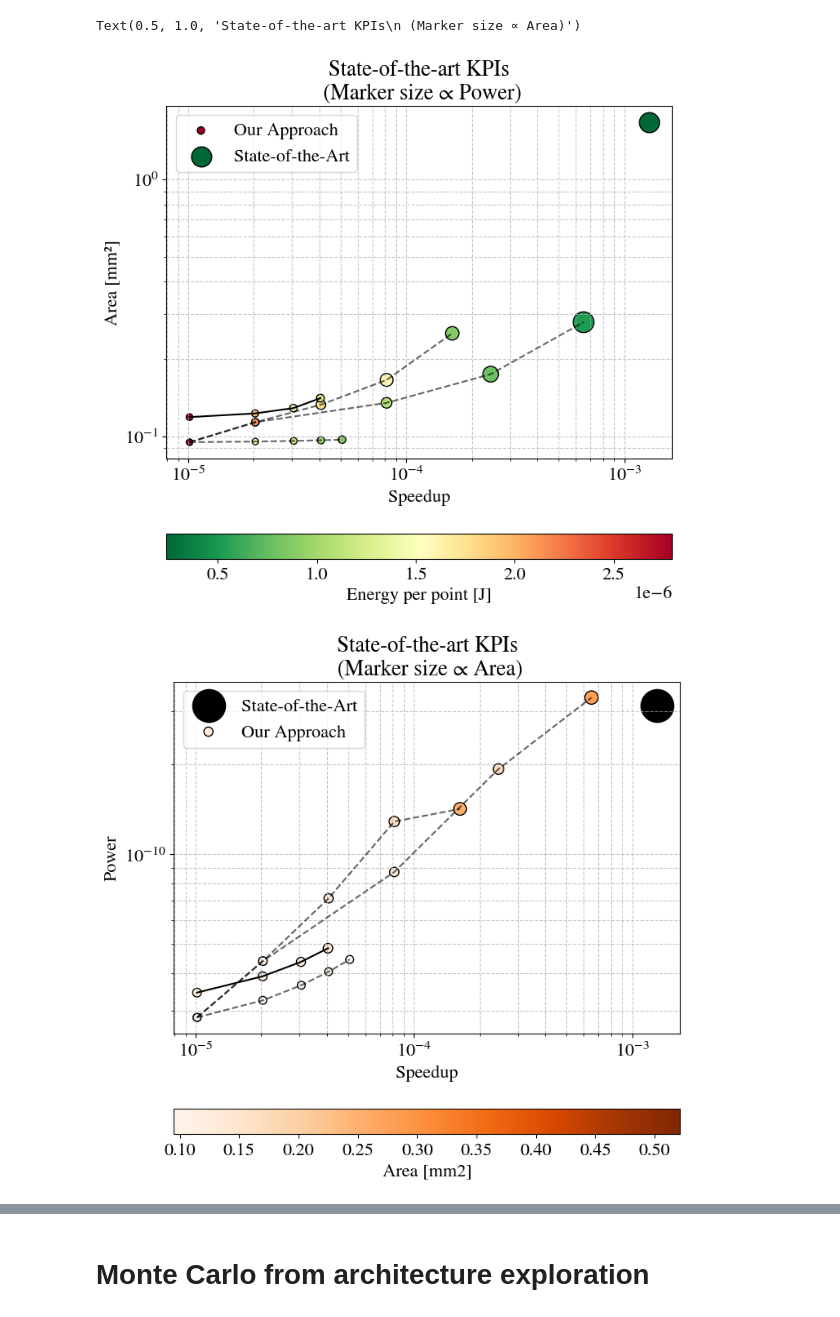
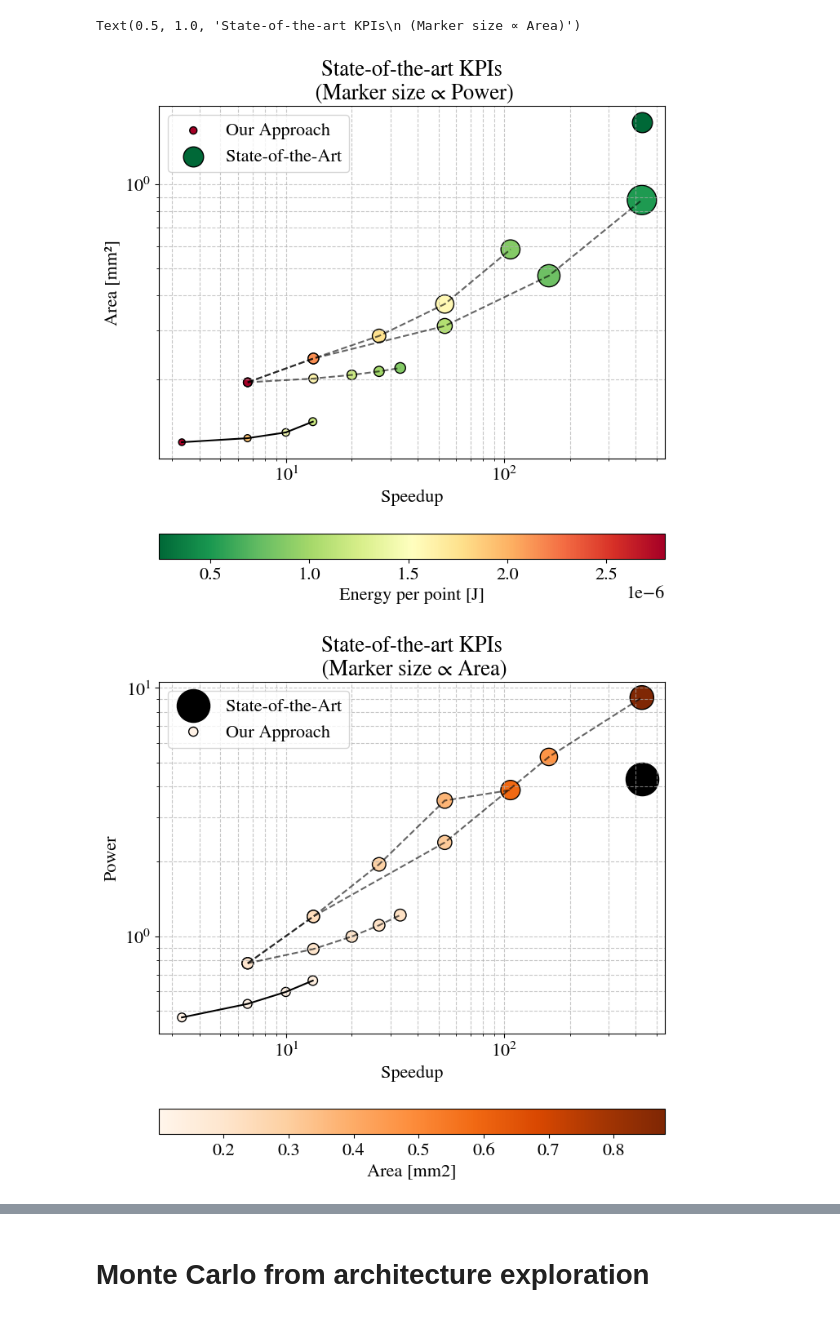
Before and after one commit to PolMaistriaux/IoT_Node_Modeling, a Jupyter notebook: Test_new_applications/Notebook_ASI_Framework.ipynb, the cells around one changed output, grey strips where cells are left out. Saved outputs shown, nothing was run; the diff lists cells and outputs as text; code cells hidden in the pictures.

```diff
--- a/Test_new_applications/Notebook_ASI_Framework.ipynb
+++ b/Test_new_applications/Notebook_ASI_Framework.ipynb
@@ -154,7 +155,7 @@ soa_energy_ratio  = soa_Energy  / baseline_energy
 soa_latency_ratio = soa_Latency / baseline_latency
 soa_speedup_ratio = 1/(soa_latency_ratio)
 # %%
-analysis_Mem_type  = np.array([0]) # 0: 1xSP SRAM,   1: 2xSP SRAM, 2: 2xHalf-size SP SRAM,  3: 1xDP SRAM
+analysis_Mem_type  = np.array([1]) # 0: 1xSP SRAM,   1: 2xSP SRAM, 2: 2xHalf-size SP SRAM,  3: 1xDP SRAM
 analysis_nMem_type = len(analysis_Mem_type)
 # %%
 
@@ -168,17 +169,19 @@ theor_asi_res  = np.zeros((len(alpha_studied),3,arch_Dim,analysis_nMem_type))
 theor_ncf_res  = np.zeros((len(alpha_studied),3,arch_Dim,analysis_nMem_type,2))
 for k in range(3):
     for i in range(arch_Dim):
-        for j in analysis_Mem_type:
-            theor_asi_res[:,k,i,j]  = asi_function (alpha=alpha_studied, area_ratio=theor_area_ratio[k,i,j], power_ratio=theor_power_ratio[k,i,j],print=False)
-            theor_ncf_res[:,k,i,j,0]= (theor_area_ratio[k,i,j]* (alpha_studied)) +  (theor_energy_ratio[k,i,j]* (1-alpha_studied))
-            theor_ncf_res[:,k,i,j,1]= (theor_area_ratio[k,i,j]* (alpha_studied)) +  (theor_power_ratio [k,i,j]* (1-alpha_studied))
+        for d, j in enumerate(analysis_Mem_type):
+            #k j i theor_area_ratio[k,i,j]i]:.4f},  power_ratio={theor_power_ratio[k,i,j]:.2f}, energy_ratio={theor_energy_ratio[k,i,j]:.2f}, speedup={theor_speedup_ratio[k,i,j]:.2f}")
+            print(f"THEOR {k},{j},{i}: area_ratio={theor_area_ratio[k,i,j]:.2f}, area={theor_Area[k,i,j]:.4f},  power_ratio={theor_power_ratio[k,i,j]:.2f}, energy_ratio={theor_energy_ratio[k,i,j]:.2f}, speedup={theor_speedup_ratio[k,i,j]:.2f}")
+            theor_asi_res[:,k,i,d]  = asi_function (alpha=alpha_studied, area_ratio=theor_area_ratio[k,i,j], power_ratio=theor_power_ratio[k,i,j],print=False)
+            theor_ncf_res[:,k,i,d,0]= (theor_area_ratio[k,i,j]* (alpha_studied)) +  (theor_energy_ratio[k,i,j]* (1-alpha_studied))
+            theor_ncf_res[:,k,i,d,1]= (theor_area_ratio[k,i,j]* (alpha_studied)) +  (theor_power_ratio [k,i,j]* (1-alpha_studied))
 
 # ----------------------------------------------------------------------
 
 our_asi_res  = np.zeros((len(alpha_studied),len(our_area_ratio)))
 our_ncf_res  = np.zeros((len(alpha_studied),len(our_area_ratio),2))
 for i in range(our_area_ratio.shape[0]):
-    print(f"THEOR {i}: area_ratio={our_area_ratio[i]:.2f}, area={our_Area[i]:.4f},  power_ratio={our_power_ratio[i]:.2f}, energy_ratio={our_energy_ratio[i]:.2f}, speedup={our_speedup_ratio[i]:.2f}")
+    print(f"OUR {i}      : area_ratio={our_area_ratio[i]:.2f}, area={our_Area[i]:.4f},  power_ratio={our_power_ratio[i]:.2f}, energy_ratio={our_energy_ratio[i]:.2f}, speedup={our_speedup_ratio[i]:.2f}")
     our_asi_res[:,i]  = asi_function (alpha=alpha_studied, area_ratio=our_area_ratio[i], power_ratio=our_power_ratio[i],print=False)
     our_ncf_res[:,i,0]= (our_area_ratio[i]* (alpha_studied)) +  (our_energy_ratio[i]* (1-alpha_studied))
     our_ncf_res[:,i,1]= (our_area_ratio[i]* (alpha_studied)) +  (our_power_ratio[i] * (1-alpha_studied))
@@ -188,7 +191,7 @@ for i in range(our_area_ratio.shape[0]):
 soa_asi_res  = np.zeros((len(alpha_studied),len(soa_area_ratio)))
 soa_ncf_res  = np.zeros((len(alpha_studied),len(soa_area_ratio),2))
 for i in range(soa_area_ratio.shape[0]):
-    print(f"SOA {i}: area_ratio={soa_area_ratio[i]:.2f},area={soa_Area[i]:.4f}, power_ratio={soa_power_ratio[i]:.2f}, energy_ratio={soa_energy_ratio[i]:.2f}, speedup={soa_speedup_ratio[i]:.2f}")
+    print(f"SOA {i}      : area_ratio={soa_area_ratio[i]:.2f}, area={soa_Area[i]:.4f},  power_ratio={soa_power_ratio[i]:.2f}, energy_ratio={soa_energy_ratio[i]:.2f}, speedup={soa_speedup_ratio[i]:.2f}")
     soa_asi_res[:,i]  = asi_function (alpha=alpha_studied, area_ratio=soa_area_ratio[i], power_ratio=soa_power_ratio[i],print=False)
     soa_ncf_res[:,i,0]= (soa_area_ratio[i]* (alpha_studied)) +  (soa_energy_ratio[i]* (1-alpha_studied))
     soa_ncf_res[:,i,1]= (soa_area_ratio[i]* (alpha_studied)) +  (soa_power_ratio[i] * (1-alpha_studied))
@@ -201,14 +219,14 @@ SOA 0: area_ratio=1.17,area=1.6700, power_ratio=4.29, energy_ratio=0.01, speedup
 # %%
 fig, ax = plt.subplots(1,1, figsize=(8, 8))
 
-for i in analysis_Mem_type:
+for d, i in enumerate(analysis_Mem_type):
     for j in range(3):
-        sc = ax.scatter(    1/theor_Latency[j,:,i],     theor_Area[j,:,i], c=     theor_Energy[j,:,i],  cmap='RdYlGn_r', s=    theor_Power[j,:,i]*4e12, vmin =np.min(soa_Energy),vmax = np.max(theor_Energy), alpha=1, marker = '.', edgecolors="black")
-        ax.plot(1/theor_Latency[j,:,i], theor_Area[j,:,i], color = 'black', alpha=0.6, linestyle ='--')
+        sc = ax.scatter(    theor_Speedup[j,:,i],     theor_Area[j,:,i], c=     theor_Energy[j,:,i],  cmap='RdYlGn_r', s=    theor_Power[j,:,i]*4e12, vmin =np.min(soa_Energy),vmax = np.max(theor_Energy), alpha=1, marker = '.', edgecolors="black")
+        ax.plot(theor_Speedup[j,:,i], theor_Area[j,:,i], color = 'black', alpha=0.6, linestyle ='--')
 
-sc = ax.scatter(1/our_Latency  , our_Area  , c= our_Energy  ,  cmap='RdYlGn_r', s=our_Power*4e12, vmin =np.min(soa_Energy),vmax = np.max(pipe_theor_Energy), alpha=1, marker = '.', edgecolors="black", label="Our Approach")
-sc = ax.scatter(1/soa_Latency  , soa_Area  , c= soa_Energy  ,  cmap='RdYlGn_r', s=soa_Power*4e12, vmin =np.min(soa_Energy),vmax = np.max(pipe_theor_Energy), alpha=1, marker = '.', edgecolors="black", label="State-of-the-Art")
-ax.plot(1/our_Latency    , our_Area  , color = "black")
+sc = ax.scatter(our_Speedup  , our_Area  , c= our_Energy  ,  cmap='RdYlGn_r', s=our_Power*4e12, vmin =np.min(soa_Energy),vmax = np.max(pipe_theor_Energy), alpha=1, marker = '.', edgecolors="black", label="Our Approach")
+sc = ax.scatter(soa_Speedup  , soa_Area  , c= soa_Energy  ,  cmap='RdYlGn_r', s=soa_Power*4e12, vmin =np.min(soa_Energy),vmax = np.max(pipe_theor_Energy), alpha=1, marker = '.', edgecolors="black", label="State-of-the-Art")
+ax.plot(our_Speedup    , our_Area  , color = "black")
 
 fig.colorbar(sc, ax=ax, label='Energy per point [J]', location='bottom')
 ax.legend()
@@ -226,48 +244,48 @@ fig, ax = plt.subplots(1,1, figsize=(8, 8))
 
 for i in analysis_Mem_type:
     for j in range(3):
-        sc = ax.scatter(    1/theor_Latency[j,:,i],     theor_Power[j,:,i], c=     theor_Area[j,:,i],  cmap='Oranges', s=    theor_Area[j,:,i]*2e3, vmin =np.min(theor_Area),vmax = np.max(theor_Area), alpha=1, marker = '.', edgecolors="black")
-        ax.plot(1/theor_Latency[j,:,i], theor_Power[j,:,i], color = 'black', alpha=0.6, linestyle ='--')
+        sc = ax.scatter(    theor_Speedup[j,:,i],     theor_power_ratio[j,:,i], c=     theor_Area[j,:,i],  cmap='Oranges', s=    theor_Area[j,:,i]*2e3, vmin =np.min(theor_Area),vmax = np.max(theor_Area), alpha=1, marker = '.', edgecolors="black")
+        ax.plot(theor_Speedup[j,:,i], theor_power_ratio[j,:,i], color = 'black', alpha=0.6, linestyle ='--')
 
-ax.plot(1/our_Latency    , our_Power  , color = "black")
-sc = ax.scatter(1/soa_Latency  , soa_Power  , c= "black",                                                                                      s=soa_Area*2e3, alpha=1, marker = '.', edgecolors="black", label="State-of-the-Art")
-sc = ax.scatter(1/our_Latency  , our_Power  , c= our_Area  ,  cmap='Oranges',vmin =np.min(pipe_theor_Area),vmax = np.max(pipePara_theor_Area), s=our_Area*2e3, alpha=1, marker = '.', edgecolors="black", label="Our Approach")
+ax.plot(our_Speedup    , our_power_ratio  , color = "black")
+sc = ax.scatter(soa_Speedup  , soa_power_ratio  , c= "black",                                                                                      s=soa_Area*2e3, alpha=1, marker = '.', edgecolors="black", label="State-of-the-Art")
+sc = ax.scatter(our_Speedup  , our_power_ratio  , c= our_Area  ,  cmap='Oranges',vmin =np.min(pipe_theor_Area),vmax = np.max(pipePara_theor_Area), s=our_Area*2e3, alpha=1, marker = '.', edgecolors="black", label="Our Approach")
 
 fig.colorbar(sc, ax=ax, label='Area [mm2]', location='bottom')
 ax.legend()
 
 ax.set_yscale('log')
 ax.set_xscale('log')
 ax.grid(True, which='both', linestyle='--', alpha=0.7)
 ax.set_ylabel('Power')
 ax.set_xlabel('Speedup')
 ax.set_title('State-of-the-art KPIs\n (Marker size ∝ Area)')
 
 
 ######################################################################################################################
 fig, ax = plt.subplots(1,1, figsize=(8, 8))
 
 
 for i in analysis_Mem_type:
     for j in range(3):
-        sc = ax.scatter(    1/theor_Latency[j,:,i],     theor_Energy[j,:,i], c=     theor_Area[j,:,i],  cmap='Oranges', s=    theor_Area[j,:,i]*2e3, vmin =np.min(theor_Area),vmax = np.max(theor_Area), alpha=1, marker = '.', edgecolors="black")
-        ax.plot(1/theor_Latency[j,:,i], theor_Energy[j,:,i], color = 'black', alpha=0.6, linestyle ='--')
+        sc = ax.scatter(    theor_Speedup[j,:,i],     theor_energy_ratio[j,:,i], c=     theor_Area[j,:,i],  cmap='Oranges', s=    theor_Area[j,:,i]*2e3, vmin =np.min(theor_Area),vmax = np.max(theor_Area), alpha=1, marker = '.', edgecolors="black")
+        ax.plot(theor_Speedup[j,:,i], theor_energy_ratio[j,:,i], color = 'black', alpha=0.6, linestyle ='--')
 
-ax.plot(1/our_Latency    , our_Energy  , color = "black")
-sc = ax.scatter(1/soa_Latency  , soa_Energy  , c= "black",                                                                                      s=soa_Area*2e3, alpha=1, marker = '.', edgecolors="black", label="State-of-the-Art")
-sc = ax.scatter(1/our_Latency  , our_Energy  , c= our_Area  ,  cmap='Oranges',vmin =np.min(pipe_theor_Area),vmax = np.max(pipePara_theor_Area), s=our_Area*2e3, alpha=1, marker = '.', edgecolors="black", label="Our Approach")
+ax.plot(our_Speedup    , our_energy_ratio  , color = "black")
+sc = ax.scatter(soa_Speedup  , soa_energy_ratio  , c= "black",                                                                                      s=soa_Area*2e3, alpha=1, marker = '.', edgecolors="black", label="State-of-the-Art")
+sc = ax.scatter(our_Speedup  , our_energy_ratio  , c= our_Area  ,  cmap='Oranges',vmin =np.min(pipe_theor_Area),vmax = np.max(pipePara_theor_Area), s=our_Area*2e3, alpha=1, marker = '.', edgecolors="black", label="Our Approach")
 
 fig.colorbar(sc, ax=ax, label='Area [mm2]', location='bottom')
 
 ax.legend()
 
 ax.set_yscale('log')
 ax.set_xscale('log')
 ax.grid(True, which='both', linestyle='--', alpha=0.7)
 ax.set_ylabel('Energy')
 ax.set_xlabel('Speedup')
 ax.set_title('State-of-the-art KPIs\n (Marker size ∝ Area)')
 # %% [output]
 Text(0.5, 1.0, 'State-of-the-art KPIs\n (Marker size ∝ Area)')
-[figure, old version]
+[figure, new version]
-[figure, old version]
+[figure, new version]
```
Also changed, not shown: parts of 18 cells of this notebook, 1 other file.
